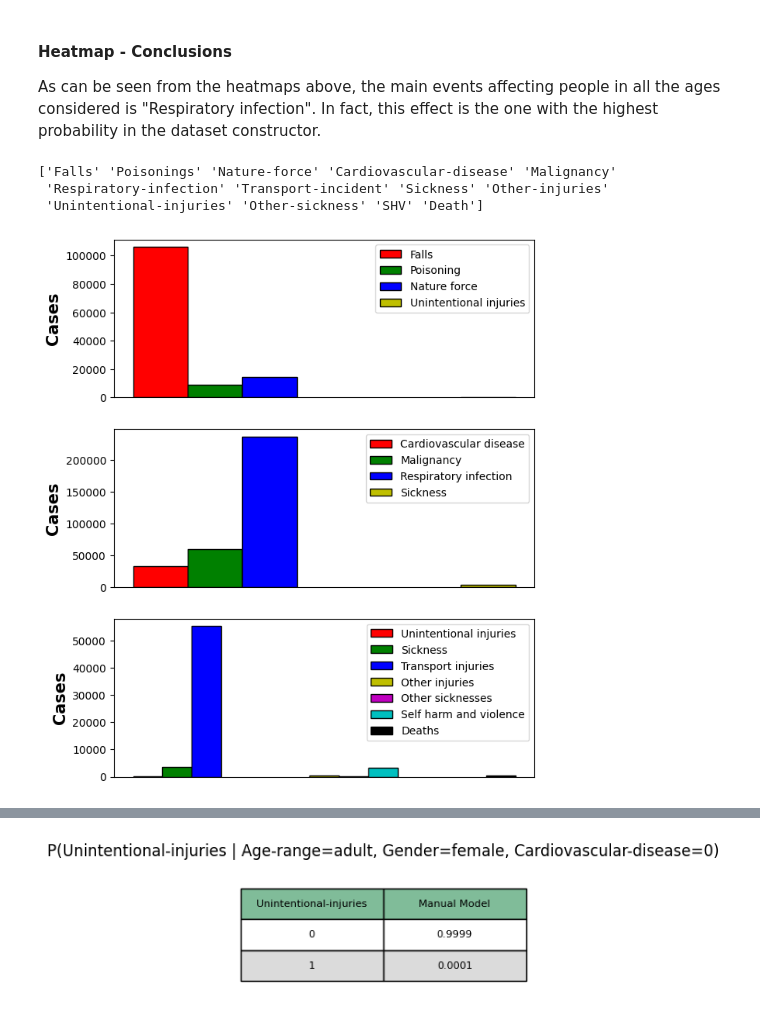
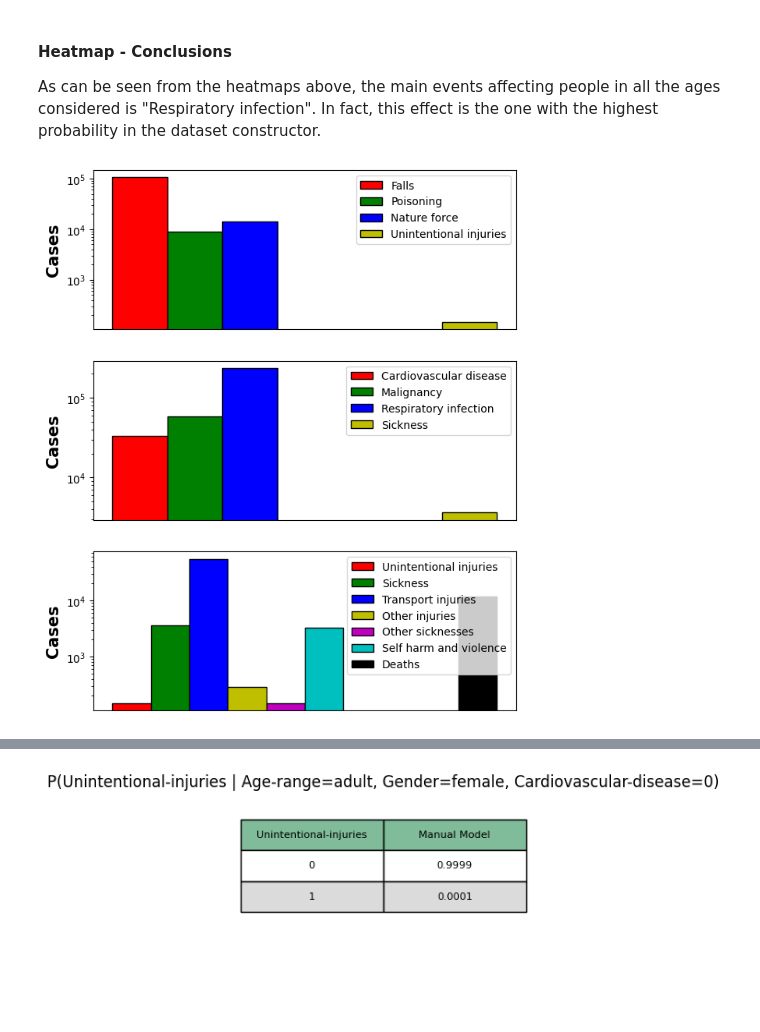
Before and after one commit to AndreaZecca/ByeBayes, a Jupyter notebook: project.ipynb, the cells around one changed output, grey strips where cells are left out. Drawn from its saved outputs; the diff is of its cells as text; code cells hidden in the pictures; blank space fills up the shorter version.

Commit message:
Fixed y scale in plots

```diff
--- a/project.ipynb
+++ b/project.ipynb
@@ -196,7 +196,6 @@ As can be seen from the heatmaps above, the main events affecting people in all
 events_heatmap  = dataset.drop(["ID","Age-range","Gender"],axis=1).sum()
 
 events = np.array(events_heatmap.axes)[0]
-print(events)
 values = np.array(events_heatmap)
 
 bar_width = 0.05
@@ -226,6 +225,7 @@ ax1.bar(br4, unintentional, color ='y', width = bar_width,
 
 ax1.set_ylabel('Cases', fontweight ='bold', fontsize = 15)
 ax1.set_xticks([],labels=[])
+ax1.set_yscale("log")
 ax1.legend()
 
 ############################################################# #2
@@ -251,6 +251,7 @@ ax2.bar(br4, sickness, color ='y', width = bar_width,
 
 ax2.set_ylabel('Cases', fontweight ='bold', fontsize = 15)
 ax2.set_xticks([],labels=[])
+ax2.set_yscale("log")
 ax2.legend()
 
 ############################################################# #3
@@ -263,40 +264,37 @@ oth_sick = [values[9]]
 shv = [values[10]]
 death = [values[11]]
 
 
 br1 = np.arange(len(unintentional))
 br2 = [x + bar_width for x in br1]
 br3 = [x + bar_width for x in br2]
-br4 = [x + large_bar for x in br3]
+br4 = [x + bar_width for x in br3]
 br5 = [x + bar_width for x in br4]
 br6 = [x + bar_width for x in br5]
 br7 = [x + large_bar for x in br6]
 
 ax3.bar(br1, unintentional, color ='r', width = bar_width,
         edgecolor ='black', label ='Unintentional injuries')
 ax3.bar(br2, sickness, color ='g', width = bar_width,
         edgecolor ='black', label ='Sickness')
 ax3.bar(br3, transport, color ='b', width = bar_width,
         edgecolor ='black', label ='Transport injuries')
 ax3.bar(br4, oth_inj, color ='y', width = bar_width,
         edgecolor ='black', label ='Other injuries')
 ax3.bar(br5, oth_sick, color ='m', width = bar_width,
         edgecolor ='black', label ='Other sicknesses')
 ax3.bar(br6, shv, color ='c', width = bar_width,
         edgecolor ='black', label ='Self harm and violence')
-ax3.bar(br7, oth_inj, color ='k', width = bar_width,
+ax3.bar(br7, death, color ='k', width = bar_width,
         edgecolor ='black', label ='Deaths')
 
 ax3.set_ylabel('Cases', fontweight ='bold', fontsize = 15)
 ax3.set_xticks([],labels=[])
+ax3.set_yscale("log")
 ax3.legend()
-
 plt.show()
 # %% [output]
-['Falls' 'Poisonings' 'Nature-force' 'Cardiovascular-disease' 'Malignancy'
- 'Respiratory-infection' 'Transport-incident' 'Sickness' 'Other-injuries'
- 'Unintentional-injuries' 'Other-sickness' 'SHV' 'Death']
-[figure, old version]
+[figure, new version]
 # %%
 # estimator = HillClimbSearch(dataset.drop(np.arange(500,10000,9500)))
 
```
Also changed, not shown: parts of 3 cells of this notebook, 2 other files.
